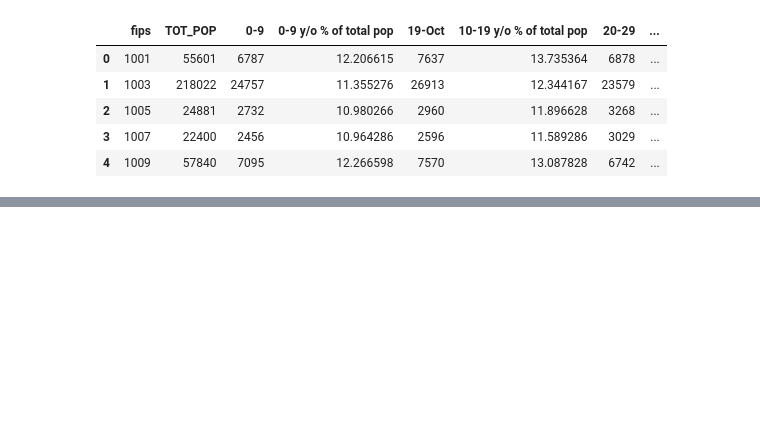
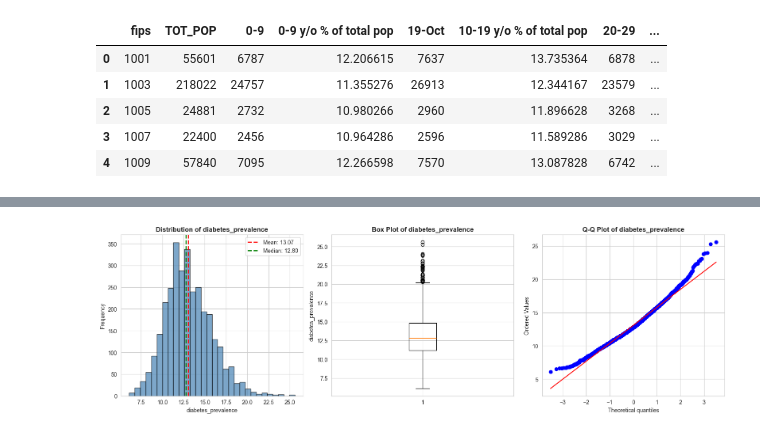
Before and after one commit to 4geeksacademy/abgonzalez-introduction-machine-learning, a Jupyter notebook: src/03-linear-regression-reg-demographic-health-data.ipynb, the cells around one changed output, grey strips where cells are left out. Cells and saved outputs as stored; diff of their text form; code cells hidden in the pictures; blank space fills up the shorter version.

```diff
--- a/src/03-linear-regression-reg-demographic-health-data.ipynb
+++ b/src/03-linear-regression-reg-demographic-health-data.ipynb
@@ -83,0 +1515,20 @@ df.head()
+# %%
+# Target variable statistics
+target_data = df_clean[target_column]
+
+print(f"Target Variable: {target_column}")
+print("="*60)
+print(f"Mean: {target_data.mean():.2f}")
+print(f"Median: {target_data.median():.2f}")
+print(f"Std Dev: {target_data.std():.2f}")
+print(f"Min: {target_data.min():.2f}")
+print(f"Max: {target_data.max():.2f}")
+print(f"Range: {target_data.max() - target_data.min():.2f}")
+print(f"\nSkewness: {target_data.skew():.2f}")
+print(f"Kurtosis: {target_data.kurtosis():.2f}")
+
+# Normality test
+print("\nNormality Tests:")
+_, shapiro_p = shapiro(target_data.dropna())
+print(f"Shapiro-Wilk p-value: {shapiro_p:.4f}")
+print(f"Is Normal (p > 0.05)? {shapiro_p > 0.05}")
@@ -83,0 +1551,26 @@ df.head()
+# %%
+# Visualize target variable distribution
+fig, axes = plt.subplots(1, 3, figsize=(16, 5))
+
+# Histogram
+axes[0].hist(target_data, bins=30, edgecolor='black', alpha=0.7, color='steelblue')
+axes[0].axvline(target_data.mean(), color='red', linestyle='--', linewidth=2, label=f'Mean: {target_data.mean():.2f}')
+axes[0].axvline(target_data.median(), color='green', linestyle='--', linewidth=2, label=f'Median: {target_data.median():.2f}')
+axes[0].set_title(f'Distribution of {target_column}', fontsize=12, fontweight='bold')
+axes[0].set_xlabel(target_column)
+axes[0].set_ylabel('Frequency')
+axes[0].legend()
+
+# Box plot
+axes[1].boxplot(target_data.dropna(), vert=True)
+axes[1].set_title(f'Box Plot of {target_column}', fontsize=12, fontweight='bold')
+axes[1].set_ylabel(target_column)
+
+# Q-Q plot (check normality)
+stats.probplot(target_data.dropna(), dist="norm", plot=axes[2])
+axes[2].set_title(f'Q-Q Plot of {target_column}', fontsize=12, fontweight='bold')
+
+plt.tight_layout()
+plt.show()
+# %% [output]
+[figure, added]
```
Also changed, not shown: parts of 96 cells of this notebook, 1 other file.
